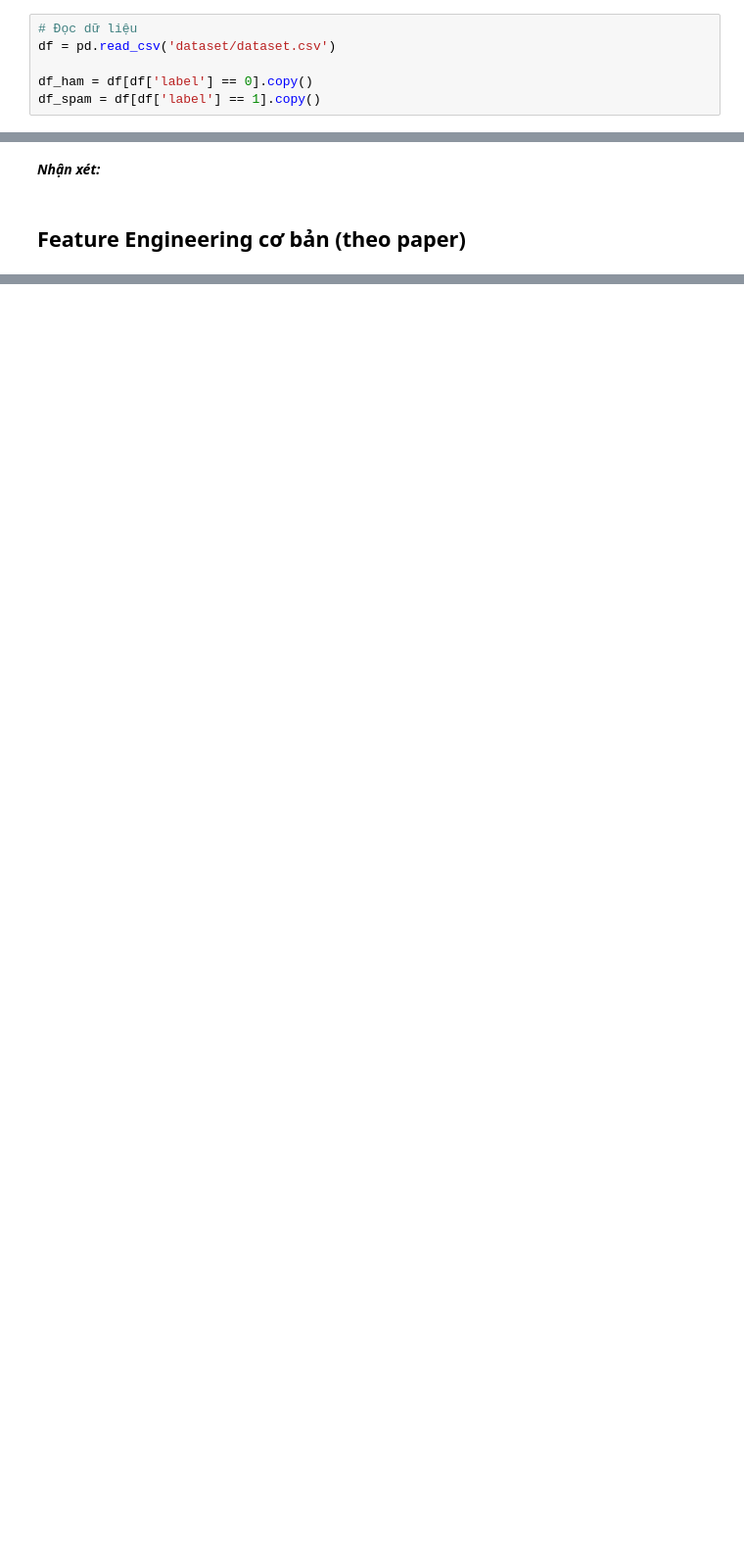
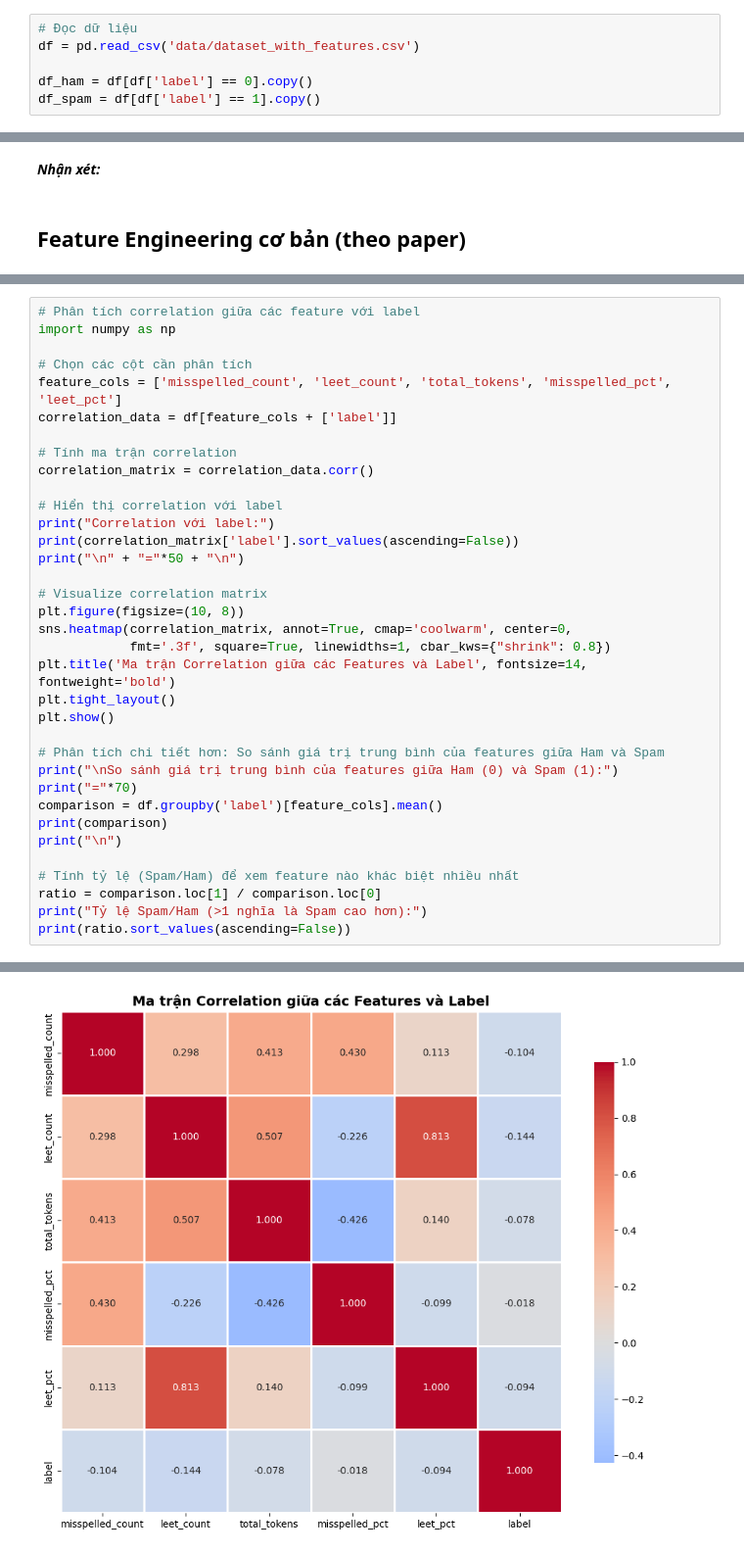
Before and after one commit to duynguyenhoang22/IE403_DoAnCuoiKy, a Jupyter notebook: EDA.ipynb, the cells around one changed output, grey strips where cells are left out. Shown at 98% size. Cells and saved outputs as stored; diff of their text form; blank space fills up the shorter version.

Commit message:
misspell_detection

```diff
--- a/EDA.ipynb
+++ b/EDA.ipynb
@@ -4,7 +4,7 @@ import matplotlib.pyplot as plt
 import seaborn as sns
 # %%
 # Đọc dữ liệu
-df = pd.read_csv('dataset/dataset.csv')
+df = pd.read_csv('data/dataset_with_features.csv')
 
 df_ham = df[df['label'] == 0].copy()
 df_spam = df[df['label'] == 1].copy()
@@ -326,0 +153,36 @@ KeyboardInterrupt:
+# %%
+# Phân tích correlation giữa các feature với label
+import numpy as np
+
+# Chọn các cột cần phân tích
+feature_cols = ['misspelled_count', 'leet_count', 'total_tokens', 'misspelled_pct', 'leet_pct']
+correlation_data = df[feature_cols + ['label']]
+
+# Tính ma trận correlation
+correlation_matrix = correlation_data.corr()
+
+# Hiển thị correlation với label
+print("Correlation với label:")
+print(correlation_matrix['label'].sort_values(ascending=False))
+print("\n" + "="*50 + "\n")
+
+# Visualize correlation matrix
+plt.figure(figsize=(10, 8))
+sns.heatmap(correlation_matrix, annot=True, cmap='coolwarm', center=0,
+            fmt='.3f', square=True, linewidths=1, cbar_kws={"shrink": 0.8})
+plt.title('Ma trận Correlation giữa các Features và Label', fontsize=14, fontweight='bold')
+plt.tight_layout()
+plt.show()
+
+# Phân tích chi tiết hơn: So sánh giá trị trung bình của features giữa Ham và Spam
+print("\nSo sánh giá trị trung bình của features giữa Ham (0) và Spam (1):")
+print("="*70)
+comparison = df.groupby('label')[feature_cols].mean()
+print(comparison)
+print("\n")
+
+# Tính tỷ lệ (Spam/Ham) để xem feature nào khác biệt nhiều nhất
+ratio = comparison.loc[1] / comparison.loc[0]
+print("Tỷ lệ Spam/Ham (>1 nghĩa là Spam cao hơn):")
+print(ratio.sort_values(ascending=False))
+# %% [output]
@@ -326,0 +199 @@ KeyboardInterrupt:
+[figure, added]
```
Also changed, not shown: parts of 10 cells of this notebook, 32 other files.
